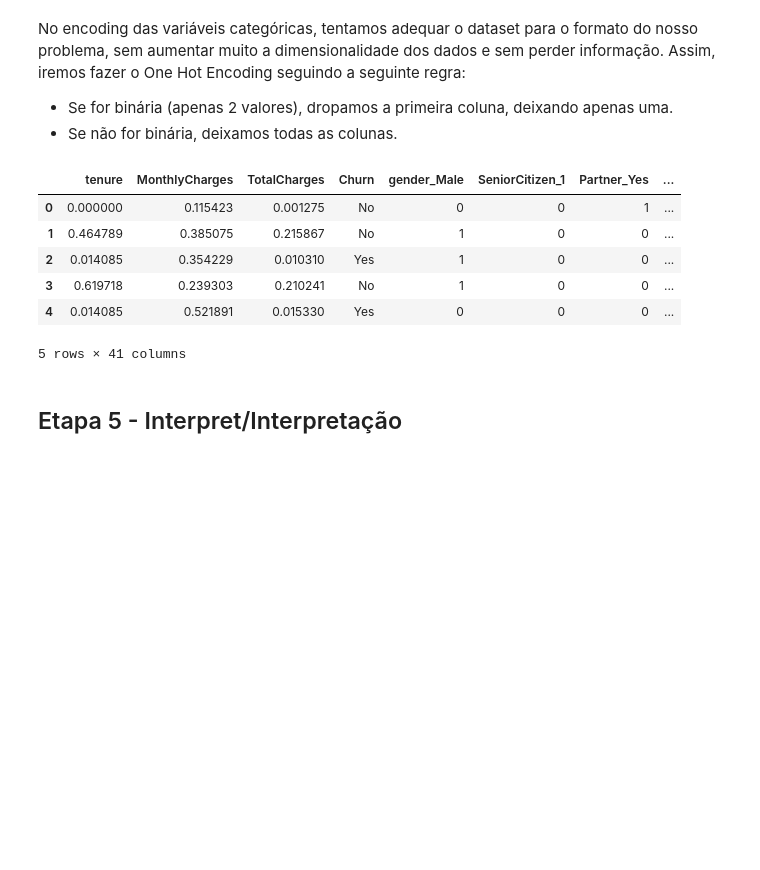
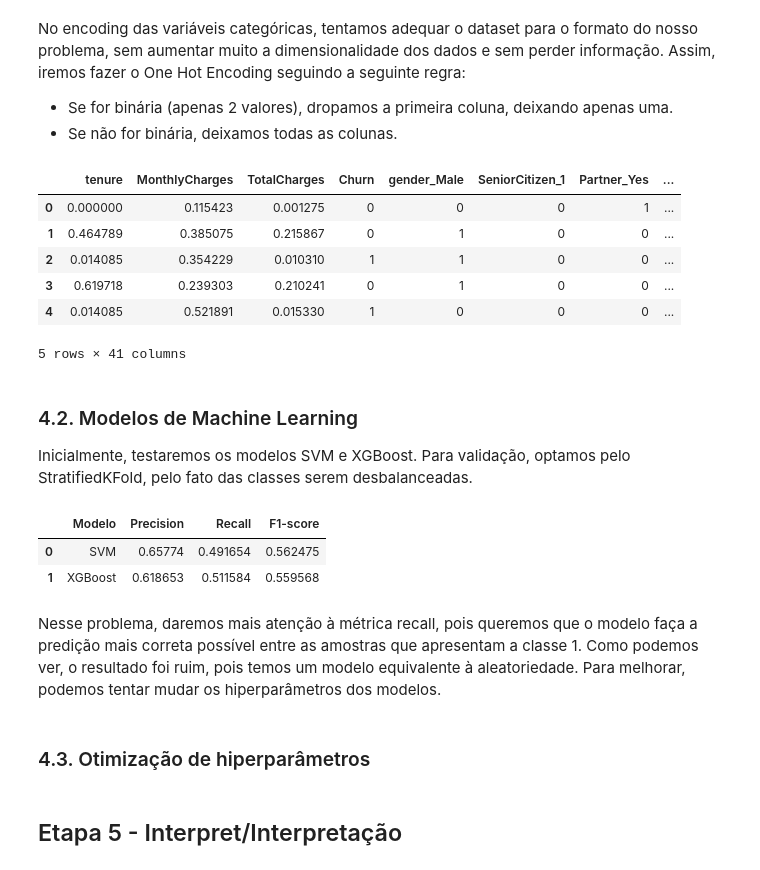
Before and after one commit to eloabe/churn-analysis, a Jupyter notebook: notebook1.ipynb, the cells around one changed output. Cells and saved outputs as stored; diff of their text form; code cells hidden in the pictures; blank space fills up the shorter version.

Commit message:
primeiros testes com modelos

```diff
--- a/notebook1.ipynb
+++ b/notebook1.ipynb
@@ -398,24 +415,31 @@ No encoding das variáveis categóricas, tentamos adequar o dataset para o forma
 # %%
 #verificando quais colunas são binárias ou não
 unique_values = pd.DataFrame(df1[categoricas].nunique()).reset_index()
 unique_values.columns = ['var', 'count']
 
 columns_to_drop_first = unique_values['var'].loc[unique_values['count'] <= 2].values
 
 columns_to_leave_first = unique_values['var'].loc[unique_values['count'] > 2].values
 
-#fazendo o encoding
+#fazendo o encoding das variáveis
 df1 = pd.get_dummies(df1, columns = columns_to_drop_first, drop_first = True)
 
 df1 = pd.get_dummies(df1, columns = columns_to_leave_first, drop_first = False)
 
+#fazendo o encoding da variável alvo
+df1['Churn'] = df1['Churn'].apply(lambda x: 0 if x == 'No' else 1)
+
 #verificando o resultado final do dataset após as transformações
 df1.head()
 # %% [output]
 |  | tenure | MonthlyCharges | TotalCharges | Churn | gender_Male | SeniorCitizen_1 | Partner_Yes | ... |
-| 0 | 0.000000 | 0.115423 | 0.001275 | No | 0 | 0 | 1 | ... |
-| 1 | 0.464789 | 0.385075 | 0.215867 | No | 1 | 0 | 0 | ... |
-| 2 | 0.014085 | 0.354229 | 0.010310 | Yes | 1 | 0 | 0 | ... |
-| 3 | 0.619718 | 0.239303 | 0.210241 | No | 1 | 0 | 0 | ... |
-| 4 | 0.014085 | 0.521891 | 0.015330 | Yes | 0 | 0 | 0 | ... |
+| 0 | 0.000000 | 0.115423 | 0.001275 | 0 | 0 | 0 | 1 | ... |
+| 1 | 0.464789 | 0.385075 | 0.215867 | 0 | 1 | 0 | 0 | ... |
+| 2 | 0.014085 | 0.354229 | 0.010310 | 1 | 1 | 0 | 0 | ... |
+| 3 | 0.619718 | 0.239303 | 0.210241 | 0 | 1 | 0 | 0 | ... |
+| 4 | 0.014085 | 0.521891 | 0.015330 | 1 | 0 | 0 | 0 | ... |
 5 rows × 41 columns
+# %% [markdown]
+### 4.2. Modelos de Machine Learning
+
+Inicialmente, testaremos os modelos SVM e XGBoost. Para validação, optamos pelo StratifiedKFold, pelo fato das classes serem desbalanceadas.
@@ -422,2 +498,12 @@ df1.head()
+# %%
+metricas
+# %% [output]
+|  | Modelo | Precision | Recall | F1-score |
+| 0 | SVM | 0.65774 | 0.491654 | 0.562475 |
+| 1 | XGBoost | 0.618653 | 0.511584 | 0.559568 |
+# %% [markdown]
+Nesse problema, daremos mais atenção à métrica recall, pois queremos que o modelo faça a predição mais correta possível entre as amostras que apresentam a classe 1. Como podemos ver, o resultado foi ruim, pois temos um modelo equivalente à aleatoriedade. Para melhorar, podemos tentar mudar os hiperparâmetros dos modelos.
+# %% [markdown]
+### 4.3. Otimização de hiperparâmetros
 # %% [markdown]
 ## Etapa 5 - Interpret/Interpretação
```
Also changed, not shown: parts of 4 cells of this notebook.
